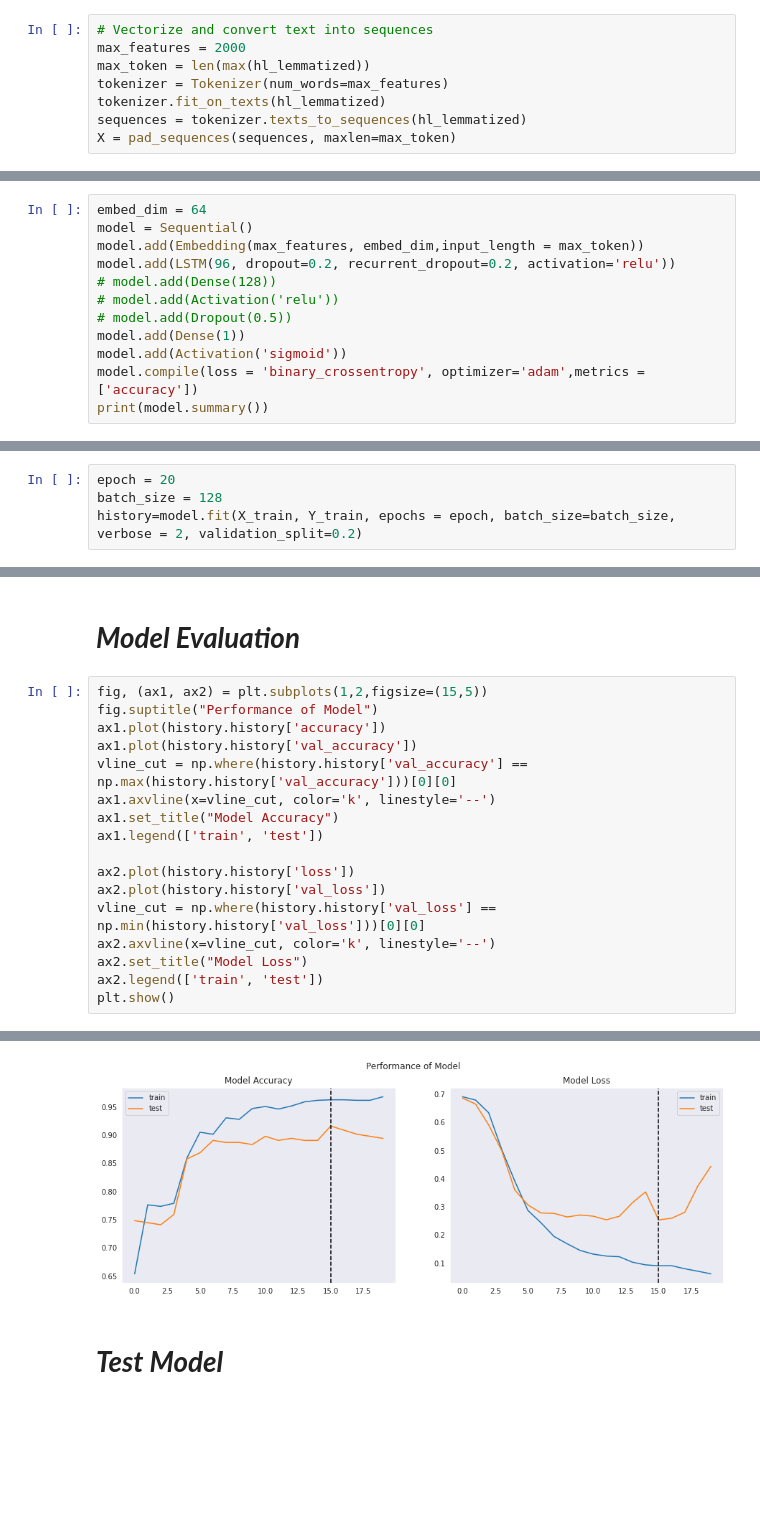
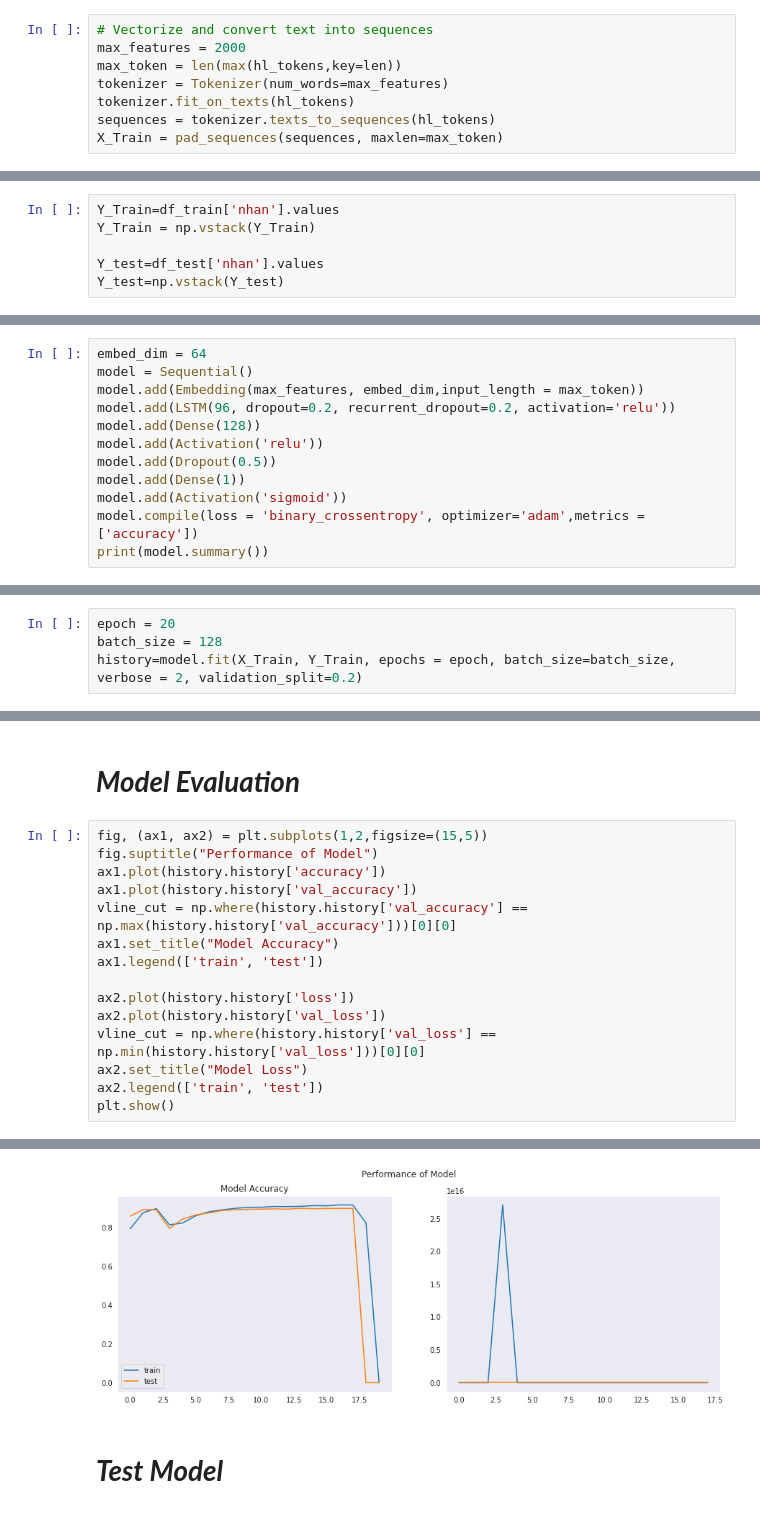
Before and after one commit to koyomin9zx/CS313.K21-Homework, a Jupyter notebook: lazada_review_comment.ipynb, the cells around one changed output, grey strips where cells are left out. Saved outputs shown, nothing was run; the diff lists cells and outputs as text; blank space fills up the shorter version.

```diff
--- a/lazada_review_comment.ipynb
+++ b/lazada_review_comment.ipynb
@@ -212,10 +194,10 @@ After lemmatization :    ['skyrim', 'dragon', 'be', 'have', 'party']
 # %%
 # Vectorize and convert text into sequences
 max_features = 2000
-max_token = len(max(hl_lemmatized))
+max_token = len(max(hl_tokens,key=len))
 tokenizer = Tokenizer(num_words=max_features)
-tokenizer.fit_on_texts(hl_lemmatized)
-sequences = tokenizer.texts_to_sequences(hl_lemmatized)
-X = pad_sequences(sequences, maxlen=max_token)
+tokenizer.fit_on_texts(hl_tokens)
+sequences = tokenizer.texts_to_sequences(hl_tokens)
+X_Train = pad_sequences(sequences, maxlen=max_token)
 # %% [markdown]
 Split Train, Test
@@ -226,3 +219,9 @@ X_train,X_test,Y_train,Y_test = train_test_split(X,Y,test_size=0.3, random_state
+# %%
+Y_Train=df_train['nhan'].values
+Y_Train = np.vstack(Y_Train)
+
+Y_test=df_test['nhan'].values
+Y_test=np.vstack(Y_test)
 # %% [markdown]
 Building the Model
 # %%
@@ -230,9 +229,9 @@ embed_dim = 64
 model = Sequential()
 model.add(Embedding(max_features, embed_dim,input_length = max_token))
 model.add(LSTM(96, dropout=0.2, recurrent_dropout=0.2, activation='relu'))
-# model.add(Dense(128))
-# model.add(Activation('relu'))
-# model.add(Dropout(0.5))
+model.add(Dense(128))
+model.add(Activation('relu'))
+model.add(Dropout(0.5))
 model.add(Dense(1))
 model.add(Activation('sigmoid'))
 model.compile(loss = 'binary_crossentropy', optimizer='adam',metrics = ['accuracy'])
@@ -260,5 +259,5 @@ Training process
 # %%
 epoch = 20
 batch_size = 128
-history=model.fit(X_train, Y_train, epochs = epoch, batch_size=batch_size, verbose = 2, validation_split=0.2)
+history=model.fit(X_Train, Y_Train, epochs = epoch, batch_size=batch_size, verbose = 2, validation_split=0.2)
 # %% [output]
@@ -287,14 +275,12 @@ fig.suptitle("Performance of Model")
 ax1.plot(history.history['accuracy'])
 ax1.plot(history.history['val_accuracy'])
 vline_cut = np.where(history.history['val_accuracy'] == np.max(history.history['val_accuracy']))[0][0]
-ax1.axvline(x=vline_cut, color='k', linestyle='--')
 ax1.set_title("Model Accuracy")
 ax1.legend(['train', 'test'])
 
 ax2.plot(history.history['loss'])
 ax2.plot(history.history['val_loss'])
 vline_cut = np.where(history.history['val_loss'] == np.min(history.history['val_loss']))[0][0]
-ax2.axvline(x=vline_cut, color='k', linestyle='--')
 ax2.set_title("Model Loss")
 ax2.legend(['train', 'test'])
 plt.show()
@@ -302,4 +289,4 @@ plt.show()
-[figure, old version]
+[figure, new version]
 # %% [markdown]
 # ***Test Model***
 # %%
```
Also changed, not shown: parts of 11 cells of this notebook.
